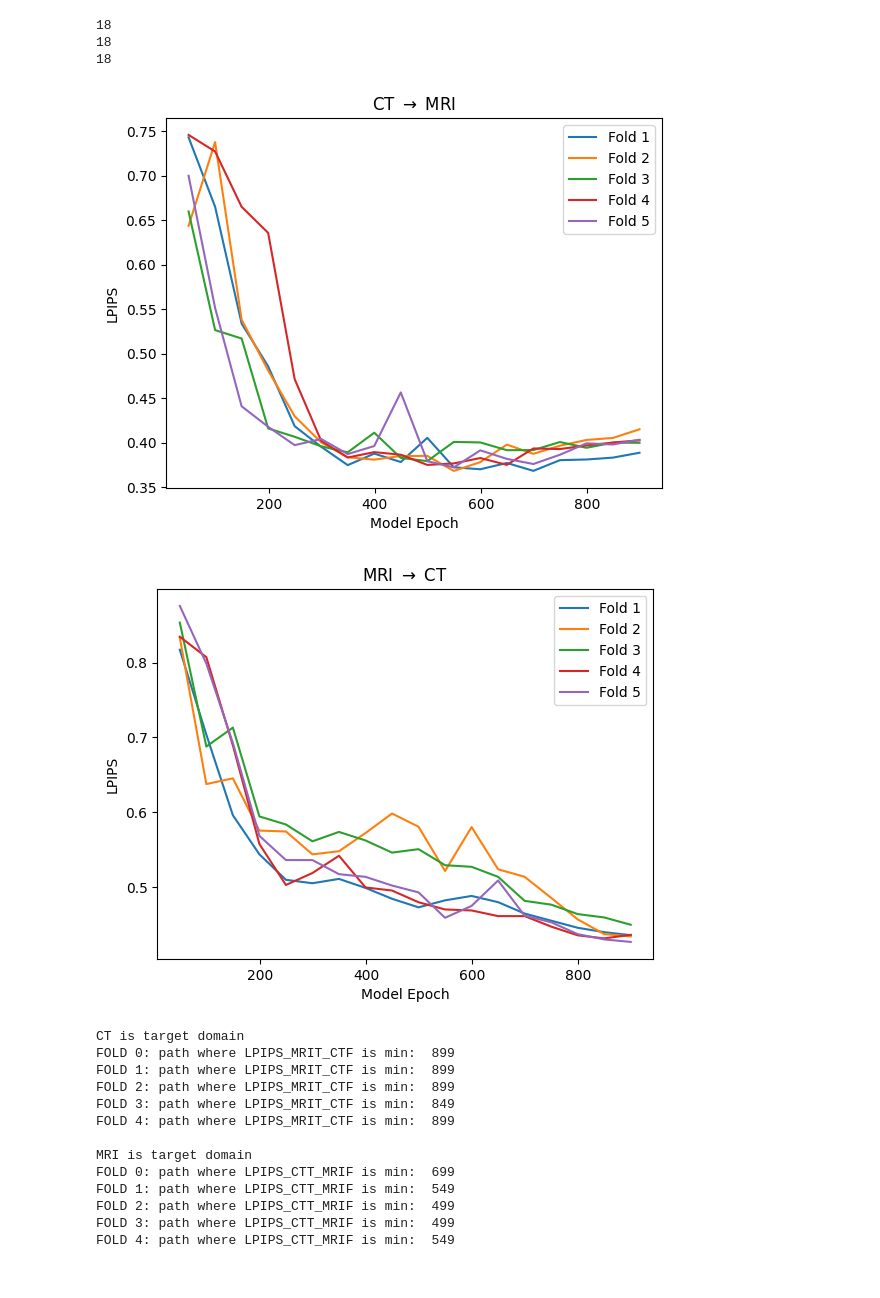
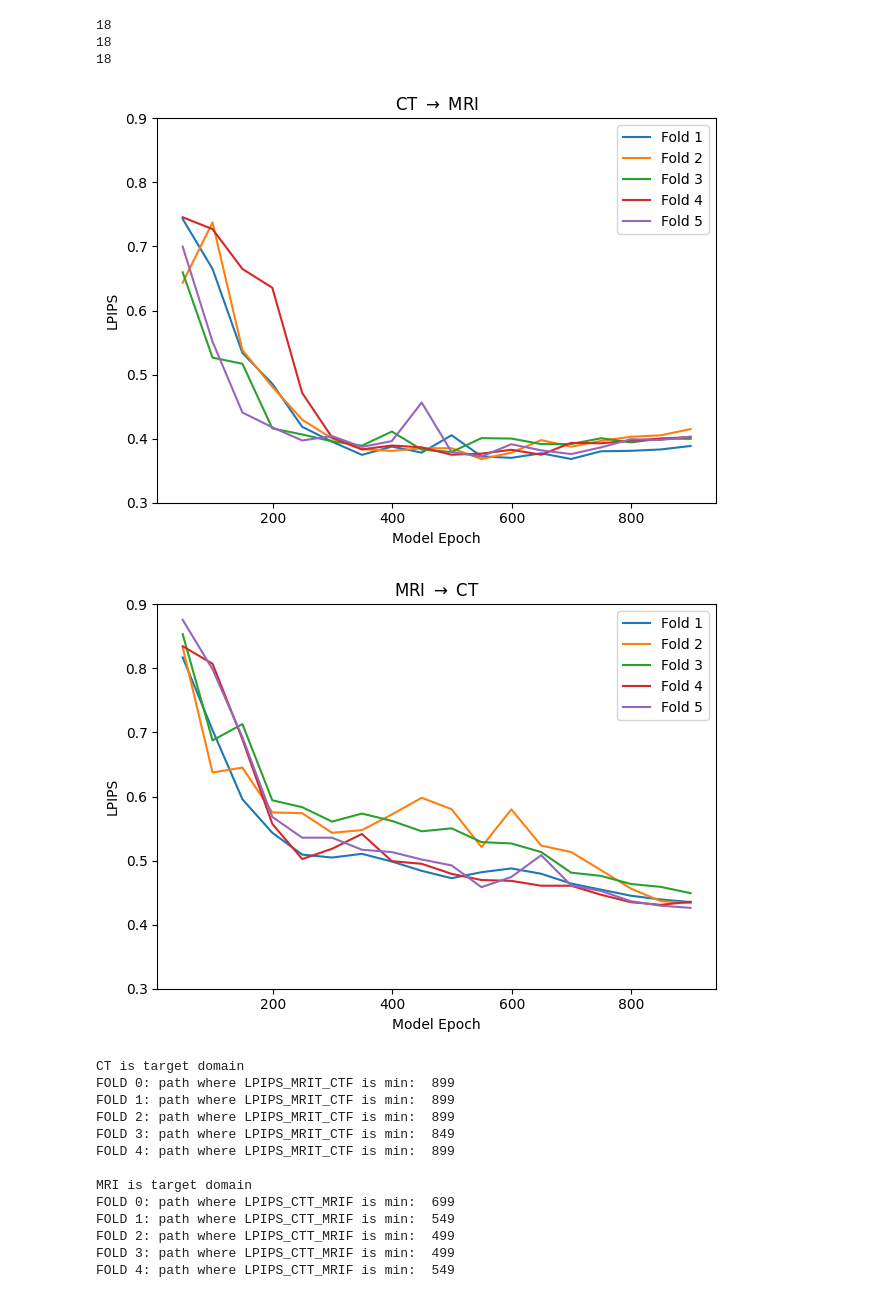
Before and after one commit to Trustworthy-AI-UU-NKI/Cross-Modal-Segmentation, a Jupyter notebook: results/vis_results_DRIT.ipynb, the cells around one changed output. Drawn from its saved outputs; the diff is of its cells as text; code cells hidden in the pictures.

```diff
--- a/results/vis_results_DRIT.ipynb
+++ b/results/vis_results_DRIT.ipynb
@@ -40,23 +40,28 @@ print(len(x))
 18
 18
 # %%
-plt.figure()
+fig = plt.figure()
 plt.title(r'CT $\rightarrow$ MRI')
 plt.ylabel("LPIPS")
+plt.ylim(0.3, 0.9)
 plt.xlabel('Model Epoch')
 plt.plot(x, lpips_CTT_MRIF_0, label='Fold 1')
 plt.plot(x, lpips_CTT_MRIF_1, label='Fold 2')
 plt.plot(x, lpips_CTT_MRIF_2, label='Fold 3')
 plt.plot(x, lpips_CTT_MRIF_3, label='Fold 4')
 plt.plot(x, lpips_CTT_MRIF_4, label='Fold 5')
 plt.legend()
+plt.tight_layout()
+plt.savefig(f'drit_CT_MR.pdf', format='pdf', bbox_inches='tight')
 plt.show()
+plt.close(fig)
 # %% [output]
-[figure, old version]
+[figure, new version]
 # %%
-plt.figure()
+fig = plt.figure()
 plt.title(r'MRI $\rightarrow$ CT')
 plt.ylabel("LPIPS")
+plt.ylim(0.3, 0.9)
 plt.xlabel('Model Epoch')
 plt.plot(x, lpips_MRIT_CTF_0, label='Fold 1')
 plt.plot(x, lpips_MRIT_CTF_1, label='Fold 2')
@@ -64,9 +69,12 @@ plt.plot(x, lpips_MRIT_CTF_2, label='Fold 3')
 plt.plot(x, lpips_MRIT_CTF_3, label='Fold 4')
 plt.plot(x, lpips_MRIT_CTF_4, label='Fold 5')
 plt.legend()
+plt.tight_layout()
+plt.savefig(f'drit_MR_CT.pdf', format='pdf', bbox_inches='tight')
 plt.show()
+plt.close(fig)
 # %% [output]
-[figure, old version]
+[figure, new version]
 # %%
 # create a plt plot for each fold
 fig, axs = plt.subplots(3, 2, figsize=(10, 13))
```
Also changed, not shown: parts of 6 cells of this notebook, 46 other files.
